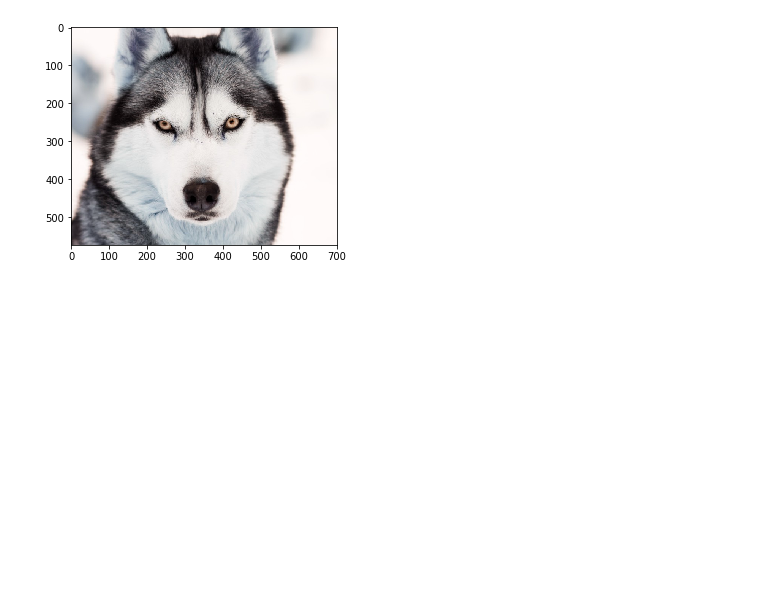
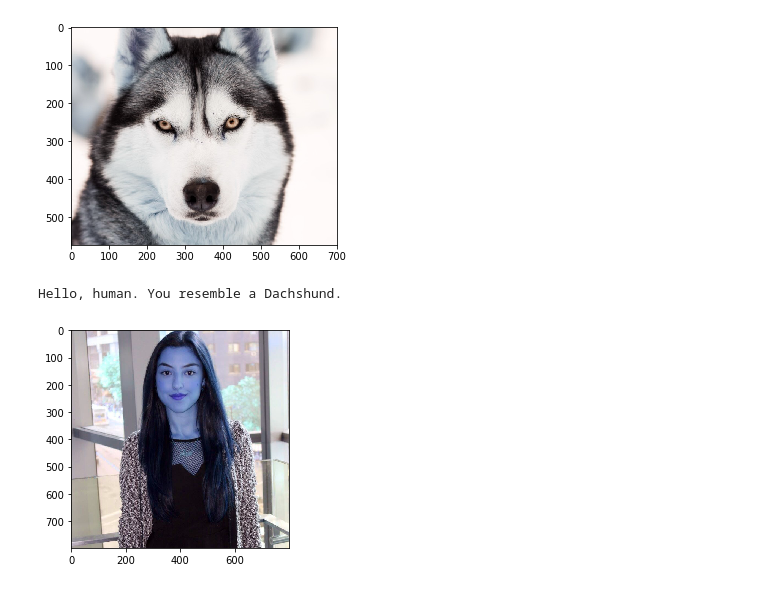
Before and after one commit to rawanhassunah/dog-project, a Jupyter notebook: dog_app.ipynb, the cells around one changed output. Cells and saved outputs as stored; diff of their text form; code cells hidden in the pictures; blank space fills up the shorter version.

Commit message:
tested more images

```diff
--- a/dog_app.ipynb
+++ b/dog_app.ipynb
@@ -677,6 +675,6 @@ checkpointer_InceptionV3 = ModelCheckpoint(filepath='saved_models/weights.best.I
 
 InceptionV3_model.fit(train_InceptionV3, train_targets,
           validation_data=(valid_InceptionV3, valid_targets),
-          epochs=3, batch_size=20, callbacks=[checkpointer_InceptionV3], verbose=1)
+          epochs=20, batch_size=20, callbacks=[checkpointer_InceptionV3], verbose=1)
 # %% [output]
 Train on 6680 samples, validate on 835 samples
@@ -835,3 +843,8 @@ dog_breed_detector('husky.jpg')
 # %% [output]
 Sup, pup. Yous a Alaskan_malamute.
 [figure]
+# %%
+dog_breed_detector('rana.jpg')
+# %% [output]
+Hello, human. You resemble a Dachshund.
+[figure, added]
```
Also changed, not shown: parts of 8 cells of this notebook, 3 other files.
